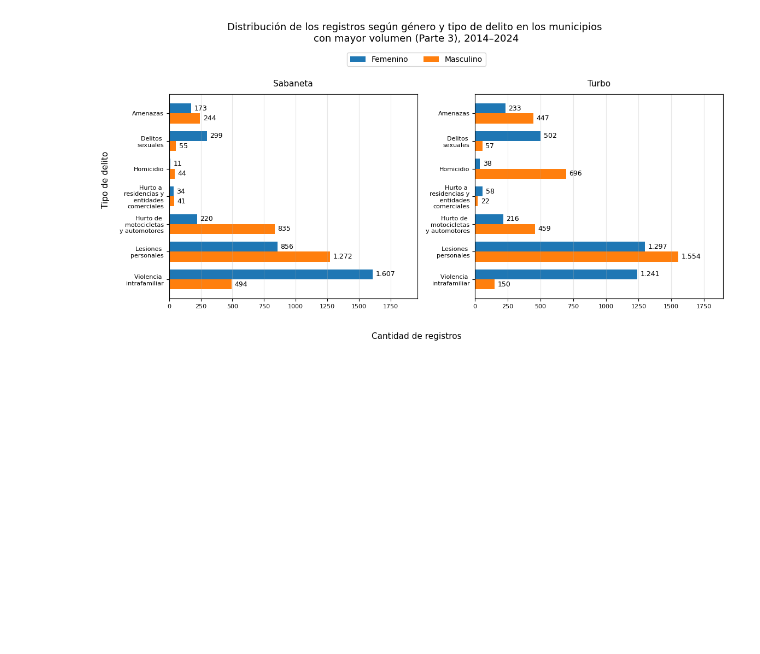
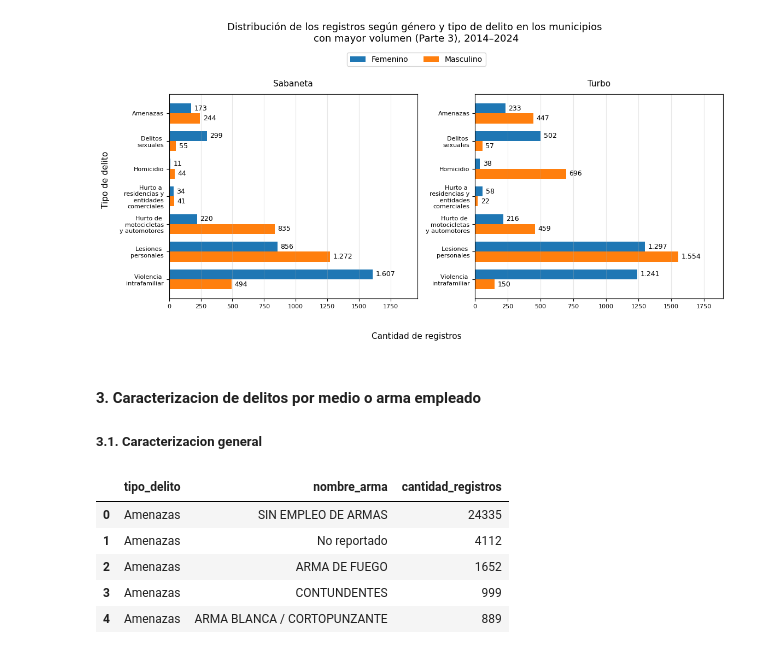
Before and after one commit to SaraBalbin/DW_Analisis_Criminalidad_Colombia, a Jupyter notebook: 04_Analisis_exploratorio.ipynb, the cells around one changed output. Saved outputs shown, nothing was run; the diff lists cells and outputs as text; code cells hidden in the pictures; blank space fills up the shorter version.

```diff
--- a/04_Analisis_exploratorio.ipynb
+++ b/04_Analisis_exploratorio.ipynb
@@ -1652,3 +1652,35 @@ plt.savefig("Resultados/figura_genero_municipios_parte3.png", dpi=300, bbox_inch
 plt.show()
 # %% [output]
 [figure]
+# %% [markdown]
+#### **3. Caracterizacion de delitos por medio o arma empleado**
+
+##### **3.1. Caracterizacion general**
+# %%
+query = """
+SELECT
+    dd.tipo_delito,
+    da.nombre_arma,
+    SUM(f.cantidad_delitos) AS cantidad_registros
+FROM fact_delitos f
+JOIN dim_delito dd
+    ON f.id_delito = dd.id_delito
+JOIN dim_arma da
+    ON f.id_arma = da.id_arma
+GROUP BY
+    dd.tipo_delito,
+    da.nombre_arma
+ORDER BY
+    dd.tipo_delito,
+    cantidad_registros DESC;
+"""
+
+df_armas = pd.read_sql(query, engine)
+df_armas.head()
+# %% [output]
+|  | tipo_delito | nombre_arma | cantidad_registros |
+| 0 | Amenazas | SIN EMPLEO DE ARMAS | 24335 |
+| 1 | Amenazas | No reportado | 4112 |
+| 2 | Amenazas | ARMA DE FUEGO | 1652 |
+| 3 | Amenazas | CONTUNDENTES | 999 |
+| 4 | Amenazas | ARMA BLANCA / CORTOPUNZANTE | 889 |
```
Also changed, not shown: parts of 5 cells of this notebook.
